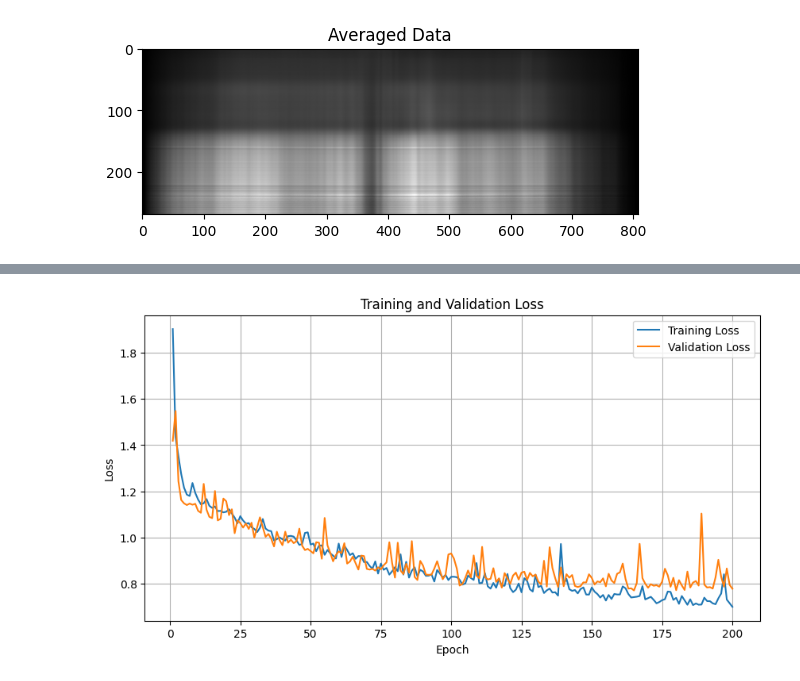
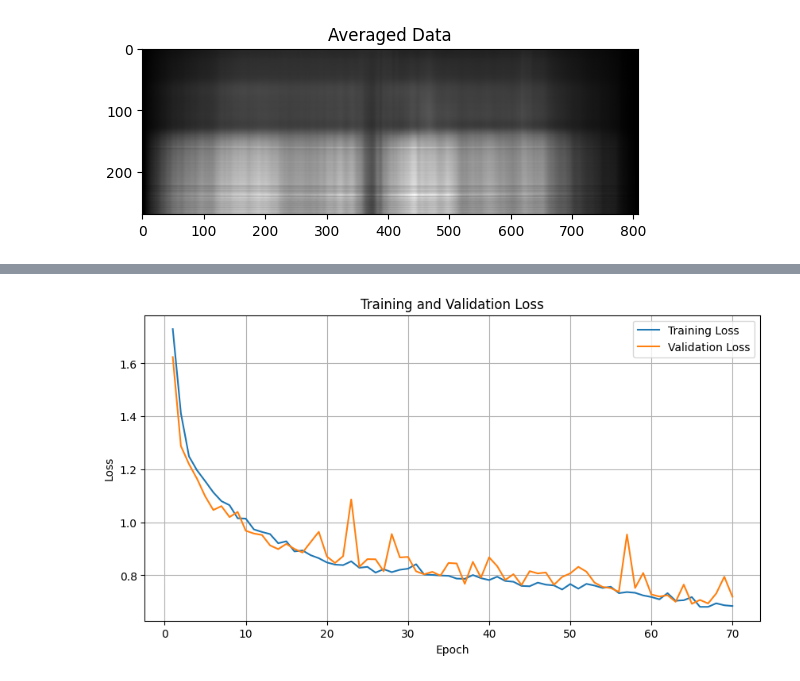
Before and after one commit to chloeath/Capstone, a Jupyter notebook: notebooks/unet.ipynb, the cells around one changed output, grey strips where cells are left out. Saved outputs shown, nothing was run; the diff lists cells and outputs as text; code cells hidden in the pictures.

```diff
--- a/notebooks/unet.ipynb
+++ b/notebooks/unet.ipynb
@@ -49,7 +57,7 @@ Extracted data shape: (270, 808, 1098)
 [figure]
 # %%
 # Define a modified split function for 3D and 2D data
-def split_into_tiles(data, tile_size):
+def split_into_tiles1(data, tile_size):
     """
     Splits the input data into smaller tiles of size (tile_size x tile_size).
 
@@ -108,0 +116,28 @@ Number of GT tiles: 850
+# %%
+def split_into_tiles(hsi_data, gt_data, tile_size=32):
+    """
+    Split HSI and GT data into smaller tiles of size (tile_size x tile_size).
+
+    Args:
+        hsi_data (np.ndarray): Hyperspectral image data.
+        gt_data (np.ndarray): Ground truth data.
+        tile_size (int): Size of the tiles (default: 32x32).
+
+    Returns:
+        list, list: HSI tiles and corresponding GT tiles.
+    """
+    hsi_tiles = []
+    gt_tiles = []
+
+    rows, cols = gt_data.shape
+    for i in range(0, rows, tile_size):
+        for j in range(0, cols, tile_size):
+            hsi_tile = hsi_data[:, i:i + tile_size, j:j + tile_size]
+            gt_tile = gt_data[i:i + tile_size, j:j + tile_size]
+
+            # Check if the tile matches the expected size
+            if hsi_tile.shape[1:] == (tile_size, tile_size) and gt_tile.shape == (tile_size, tile_size):
+                hsi_tiles.append(hsi_tile)
+                gt_tiles.append(gt_tile)
+
+    return hsi_tiles, gt_tiles
@@ -108,0 +181,9 @@ Number of GT tiles: 850
+# %%
+folder_path = r"C:\Users\ChloeAtherton\Capstone\data"  # Path to the folder containing .mat files
+tile_size = 32
+
+# Process all files in the folder
+hsi_tiles, gt_tiles = process_multiple_hsi_files(folder_path, tile_size)
+
+# Verify the combined dataset
+print(f"Final dataset shape - HSI tiles: {hsi_tiles.shape}, GT tiles: {gt_tiles.shape}")
@@ -249,7 +340,7 @@ device = torch.device("cuda" if torch.cuda.is_available() else "cpu")
 print(f"Using device: {device}")
 
 # Move model to the correct device
-model = UNet(in_channels=270, num_classes=14).to(device)
+model = UNet(in_channels=270, num_classes=17).to(device)
 print(f"Model is on device: {next(model.parameters()).device}")
 
 # Ensure criterion is defined
@@ -329,7 +420,7 @@ def train_and_validate_model(model, train_loader, test_loader, criterion, optimi
 
 
 
-train_losses, val_losses = train_and_validate_model(model, train_loader, test_loader, criterion, optimizer, num_epochs=200)
+train_losses, val_losses = train_and_validate_model(model, train_loader, test_loader, criterion, optimizer, num_epochs=70)
 # %% [output]
 Using device: cuda
 Model is on device: cuda:0
@@ -351,4 +442,4 @@ Epoch 200/200, Training Loss: 0.7002, Validation Loss: 0.7786
-[figure, old version]
+[figure, new version]
 # %%
 def evaluate_model(model, dataloader, criterion):
     model.eval()  # Set the model to evaluation mode
```
Also changed, not shown: parts of 11 cells of this notebook.
